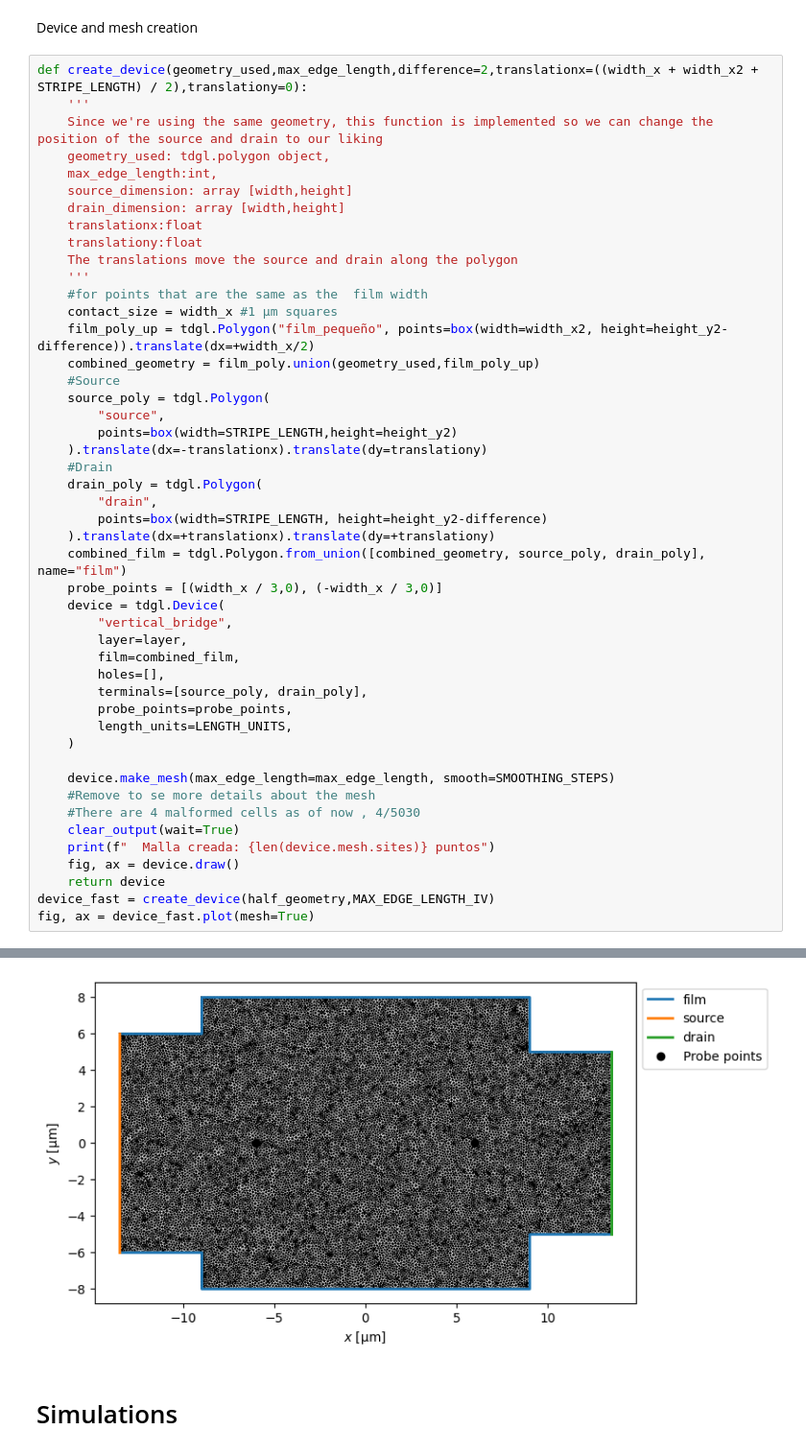
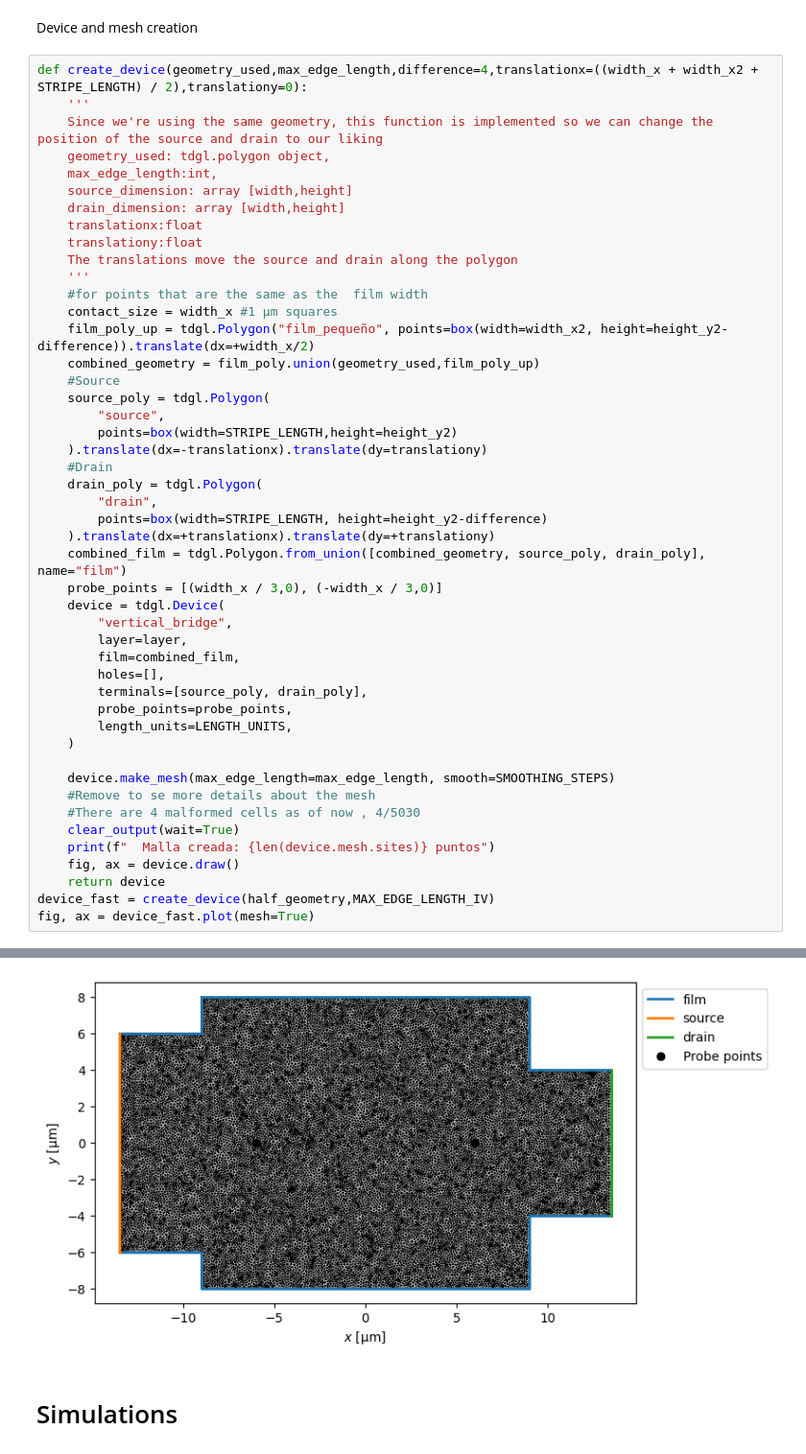
Before and after one commit to AlejoProjects/diode_effect, a Jupyter notebook: proyecto_electro2.ipynb, the cells around one changed output, grey strips where cells are left out. Shown: that part at 96% size. Drawn from its saved outputs; the diff is of its cells as text.

Commit message:
Modified device parameters, difference=4

```diff
--- a/proyecto_electro2.ipynb
+++ b/proyecto_electro2.ipynb
@@ -135,7 +135,7 @@ widths: width_x:18,width_x2:9.0,height_y:16,height_y2:12,height_y2_altered:10
 # %% [markdown]
 Device and mesh creation
 # %%
-def create_device(geometry_used,max_edge_length,difference=2,translationx=((width_x + width_x2 + STRIPE_LENGTH) / 2),translationy=0):
+def create_device(geometry_used,max_edge_length,difference=4,translationx=((width_x + width_x2 + STRIPE_LENGTH) / 2),translationy=0):
     '''
     Since we're using the same geometry, this function is implemented so we can change the position of the source and drain to our liking
     geometry_used: tdgl.polygon object,
@@ -187,4 +187,4 @@ fig, ax = device_fast.plot(mesh=True)
-[figure, old version]
+[figure, new version]
 # %% [markdown]
 # Simulations
 # %% [markdown]
```
Also changed, not shown: parts of 6 cells of this notebook.
